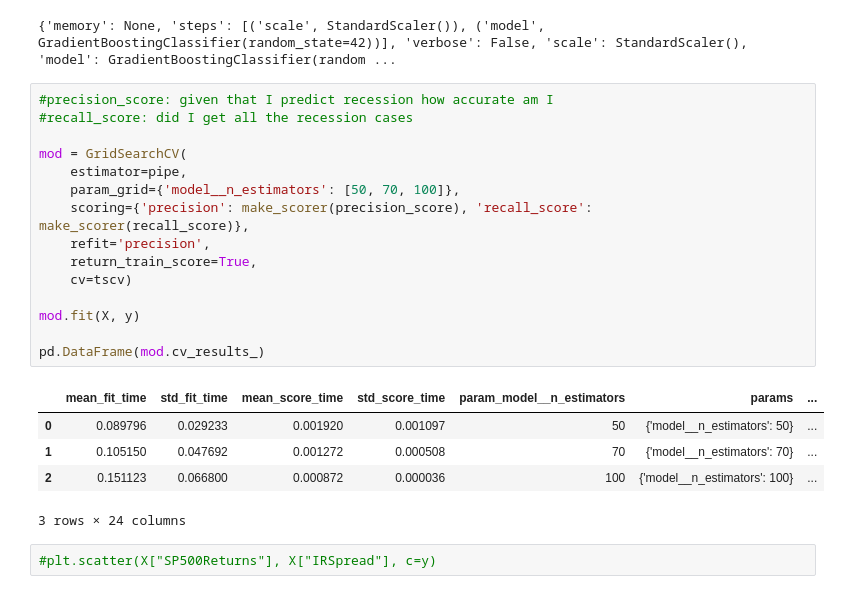
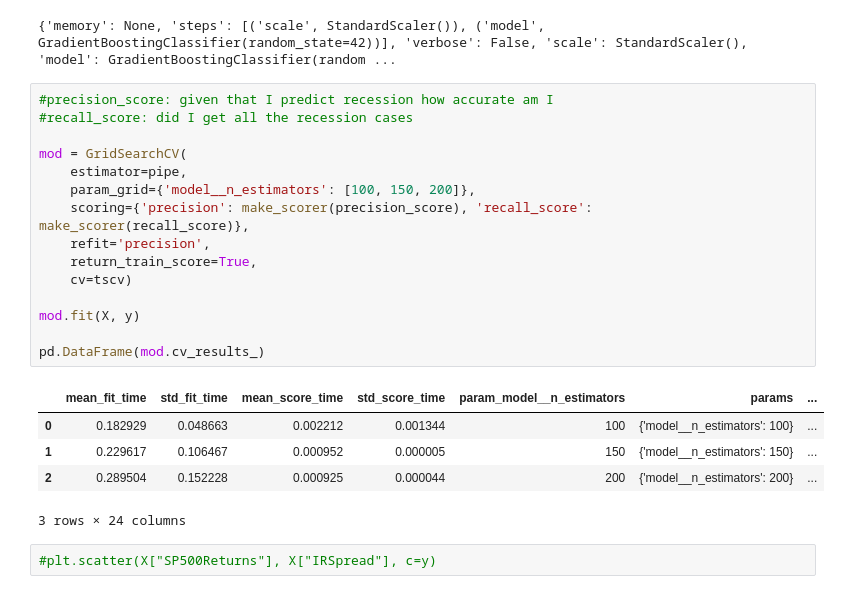
Before and after one commit to zigatrontelj/investmentfound, a Jupyter notebook: python/xgboost.ipynb, the cells around one changed output. Saved outputs shown, nothing was run; the diff lists cells and outputs as text.

```diff
--- a/python/xgboost.ipynb
+++ b/python/xgboost.ipynb
@@ -156,23 +166,23 @@ print(pipe.get_params())
 # %%
 #precision_score: given that I predict recession how accurate am I
 #recall_score: did I get all the recession cases
 
 mod = GridSearchCV(
     estimator=pipe,
-    param_grid={'model__n_estimators': [50, 70, 100]},
+    param_grid={'model__n_estimators': [100, 150, 200]},
     scoring={'precision': make_scorer(precision_score), 'recall_score': make_scorer(recall_score)},
     refit='precision',
     return_train_score=True,
     cv=tscv)
 
 mod.fit(X, y)
 
 pd.DataFrame(mod.cv_results_)
 # %% [output]
 |  | mean_fit_time | std_fit_time | mean_score_time | std_score_time | param_model__n_estimators | params | ... |
-| 0 | 0.089796 | 0.029233 | 0.001920 | 0.001097 | 50 | {'model__n_estimators': 50} | ... |
-| 1 | 0.105150 | 0.047692 | 0.001272 | 0.000508 | 70 | {'model__n_estimators': 70} | ... |
-| 2 | 0.151123 | 0.066800 | 0.000872 | 0.000036 | 100 | {'model__n_estimators': 100} | ... |
+| 0 | 0.182929 | 0.048663 | 0.002212 | 0.001344 | 100 | {'model__n_estimators': 100} | ... |
+| 1 | 0.229617 | 0.106467 | 0.000952 | 0.000005 | 150 | {'model__n_estimators': 150} | ... |
+| 2 | 0.289504 | 0.152228 | 0.000925 | 0.000044 | 200 | {'model__n_estimators': 200} | ... |
 3 rows × 24 columns
 # %%
 #plt.scatter(X["SP500Returns"], X["IRSpread"], c=y)
```
Also changed, not shown: parts of 2 cells of this notebook.
